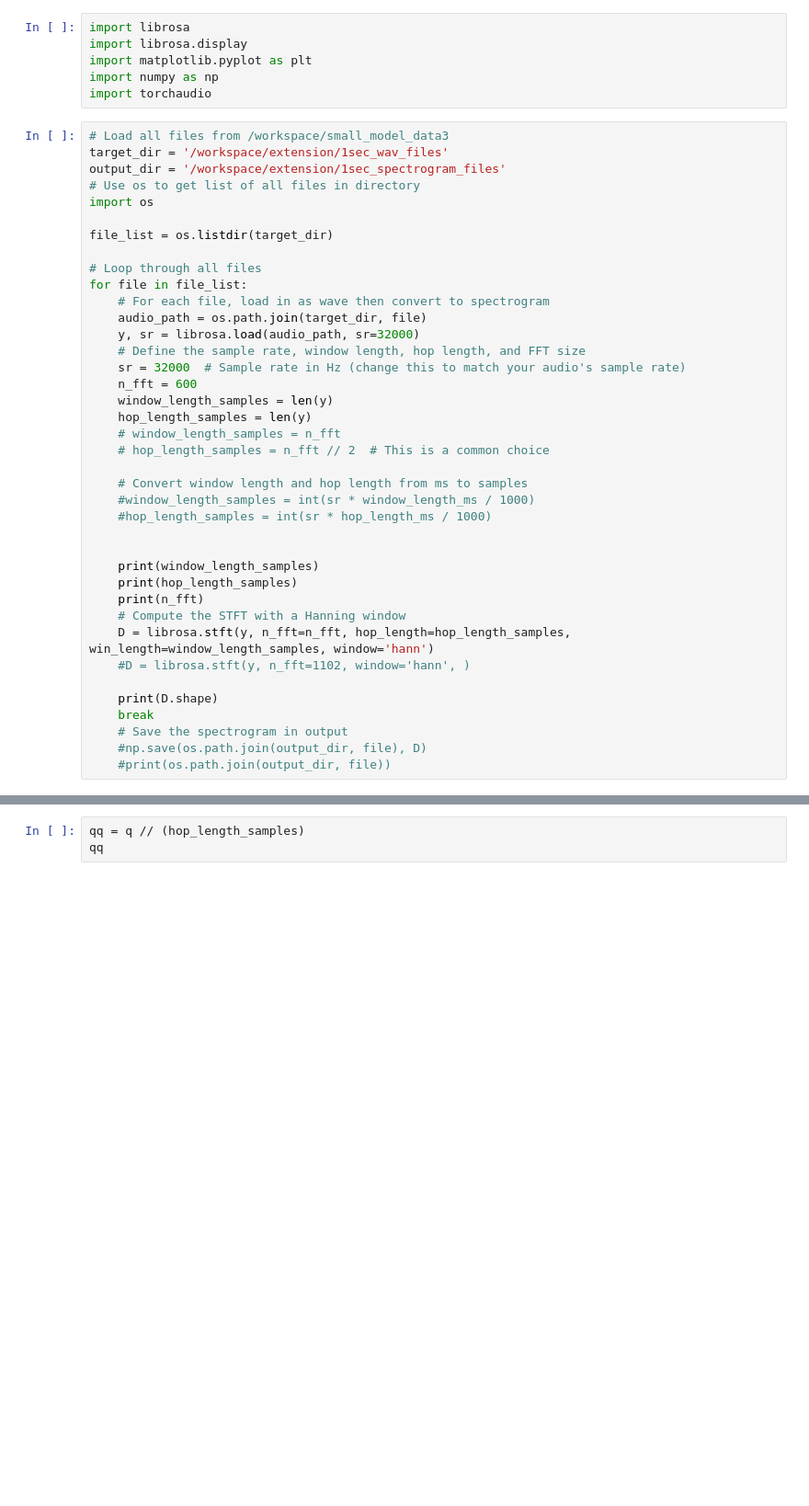
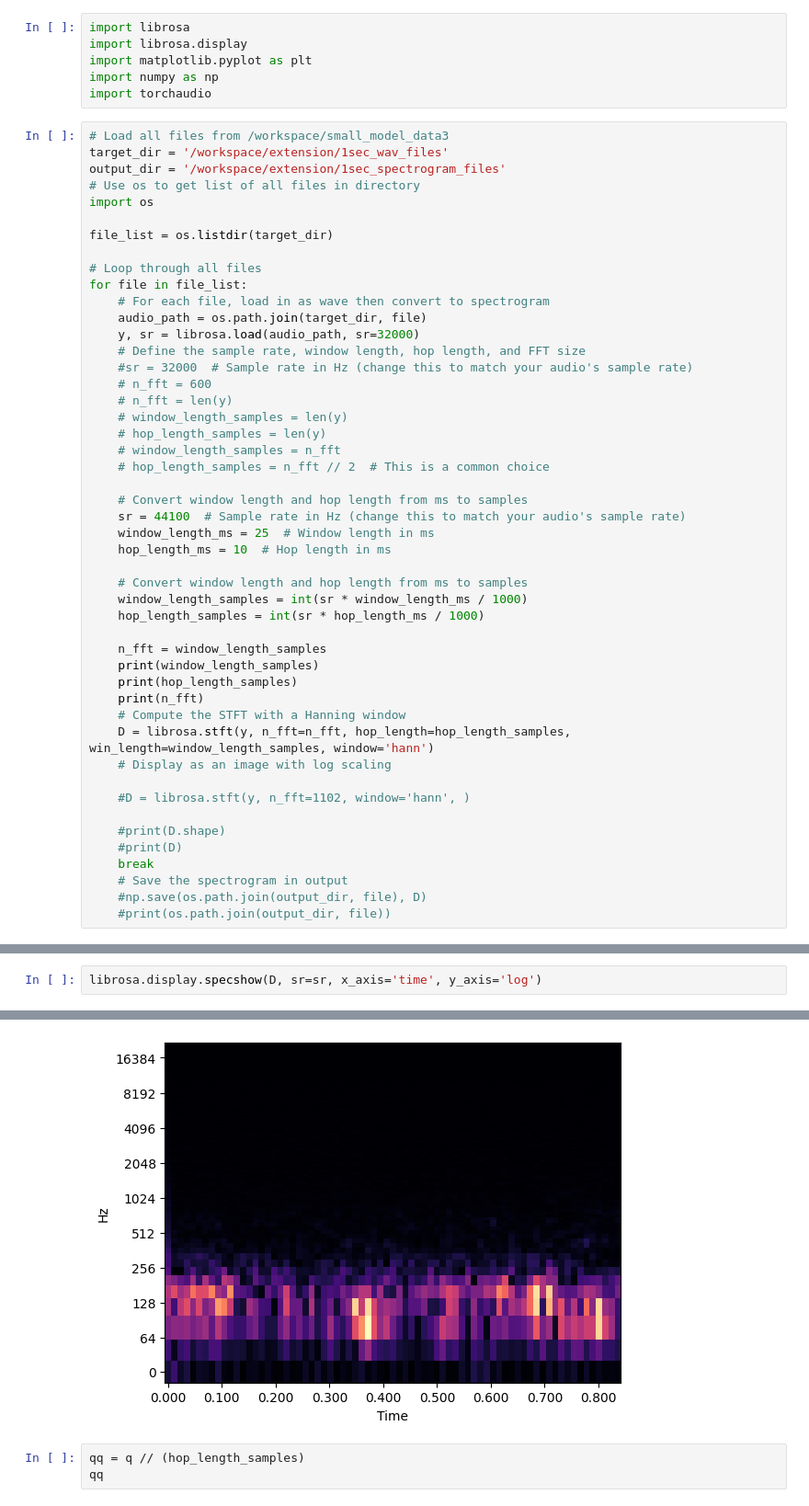
Before and after one commit to will-sloan/fourth_year_project, a Jupyter notebook: Freqency Domain/old_files/ConvertData.ipynb, the cells around one changed output, grey strips where cells are left out. Shown: that part at 92% size. Saved outputs shown, nothing was run; the diff lists cells and outputs as text; blank space fills up the shorter version.

```diff
--- a/Freqency Domain/old_files/ConvertData.ipynb
+++ b/Freqency Domain/old_files/ConvertData.ipynb
@@ -21,26 +21,35 @@ for file in file_list:
     audio_path = os.path.join(target_dir, file)
     y, sr = librosa.load(audio_path, sr=32000)
     # Define the sample rate, window length, hop length, and FFT size
-    sr = 32000  # Sample rate in Hz (change this to match your audio's sample rate)
-    n_fft = 600
-    window_length_samples = len(y)
-    hop_length_samples = len(y)
+    #sr = 32000  # Sample rate in Hz (change this to match your audio's sample rate)
+    # n_fft = 600
+    # n_fft = len(y)
+    # window_length_samples = len(y)
+    # hop_length_samples = len(y)
     # window_length_samples = n_fft
     # hop_length_samples = n_fft // 2  # This is a common choice
 
     # Convert window length and hop length from ms to samples
-    #window_length_samples = int(sr * window_length_ms / 1000)
-    #hop_length_samples = int(sr * hop_length_ms / 1000)
+    sr = 44100  # Sample rate in Hz (change this to match your audio's sample rate)
+    window_length_ms = 25  # Window length in ms
+    hop_length_ms = 10  # Hop length in ms
 
+    # Convert window length and hop length from ms to samples
+    window_length_samples = int(sr * window_length_ms / 1000)
+    hop_length_samples = int(sr * hop_length_ms / 1000)
 
+    n_fft = window_length_samples
     print(window_length_samples)
     print(hop_length_samples)
     print(n_fft)
     # Compute the STFT with a Hanning window
     D = librosa.stft(y, n_fft=n_fft, hop_length=hop_length_samples, win_length=window_length_samples, window='hann')
+    # Display as an image with log scaling
+
     #D = librosa.stft(y, n_fft=1102, window='hann', )
 
-    print(D.shape)
+    #print(D.shape)
+    #print(D)
     break
     # Save the spectrogram in output
     #np.save(os.path.join(output_dir, file), D)
@@ -61,0 +65,3 @@ q
+# %%
+librosa.display.specshow(D, sr=sr, x_axis='time', y_axis='log')
+# %% [output]
@@ -62,3 +69,4 @@ q
+[figure, added]
 # %%
 qq = q // (hop_length_samples)
 qq
```
Also changed, not shown: parts of 5 cells of this notebook, 5 other files.
